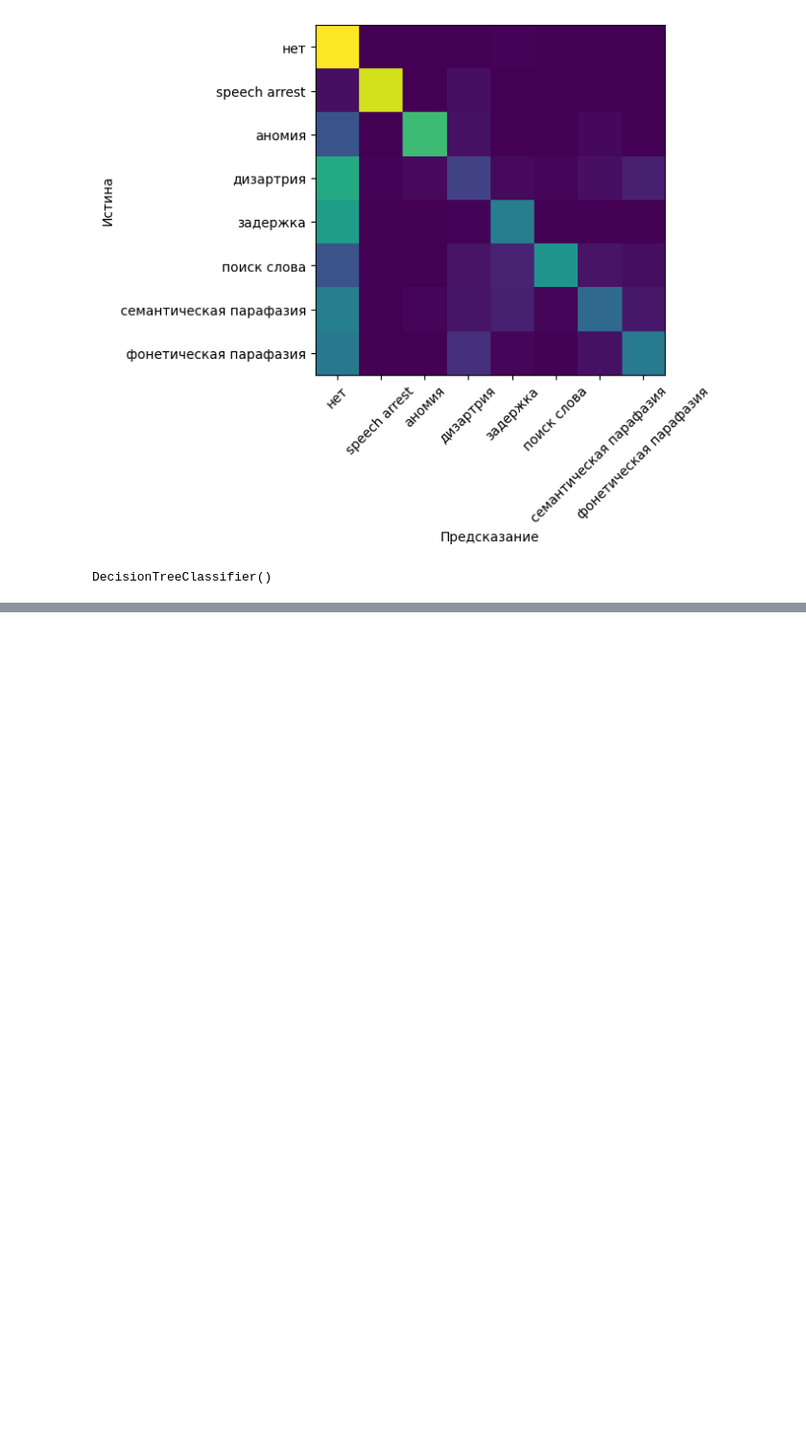
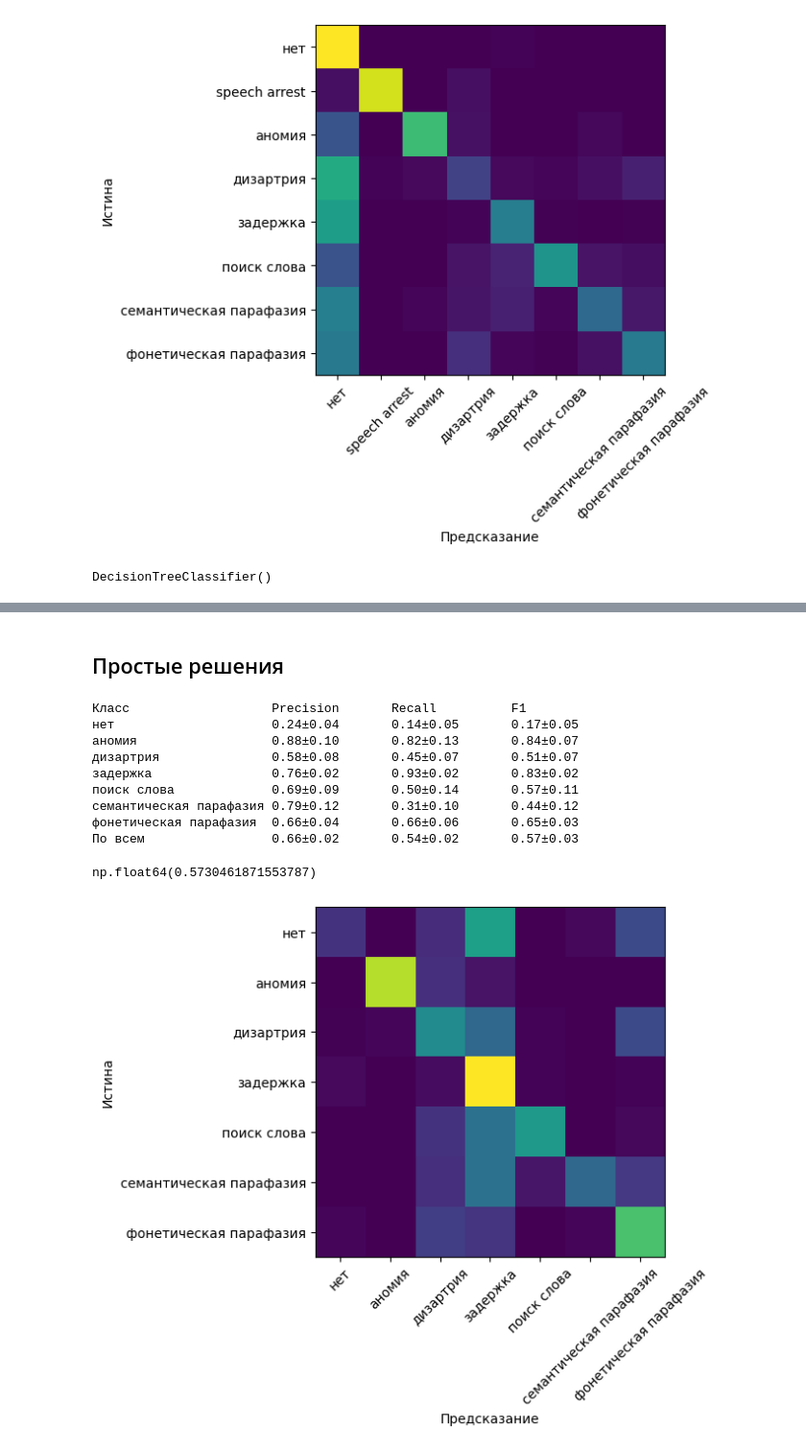
Before and after one commit to vmgorelikov/Automated-Classification-of-Language-Eloquent-Areas-in-Neurotypical-Individuals, a Jupyter notebook: notebooks/feature_and_model_selection.ipynb, the cells around one changed output, grey strips where cells are left out. Shown at 96% size. Cells and saved outputs as stored; diff of their text form; code cells hidden in the pictures; blank space fills up the shorter version.

```diff
--- a/notebooks/feature_and_model_selection.ipynb
+++ b/notebooks/feature_and_model_selection.ipynb
@@ -1033,0 +1122,16 @@ DecisionTreeClassifier()
+# %% [markdown]
+## Простые решения
+# %%
+evaluate_T(RandomForestClassifier(random_state=SEED))
+# %% [output]
+Класс                   Precision       Recall          F1
+нет                     0.24±0.04       0.14±0.05       0.17±0.05
+аномия                  0.88±0.10       0.82±0.13       0.84±0.07
+дизартрия               0.58±0.08       0.45±0.07       0.51±0.07
+задержка                0.76±0.02       0.93±0.02       0.83±0.02
+поиск слова             0.69±0.09       0.50±0.14       0.57±0.11
+семантическая парафазия 0.79±0.12       0.31±0.10       0.44±0.12
+фонетическая парафазия  0.66±0.04       0.66±0.06       0.65±0.03
+По всем                 0.66±0.02       0.54±0.02       0.57±0.03
+np.float64(0.5730461871553787)
+[figure, added]
```
Also changed, not shown: parts of 36 cells of this notebook, 1 other file.
